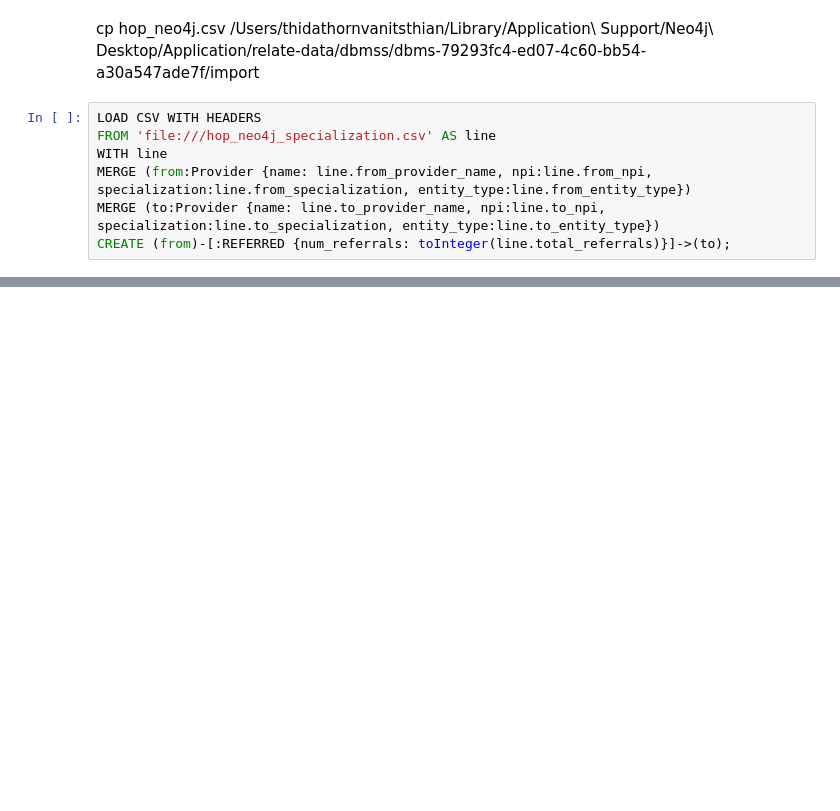
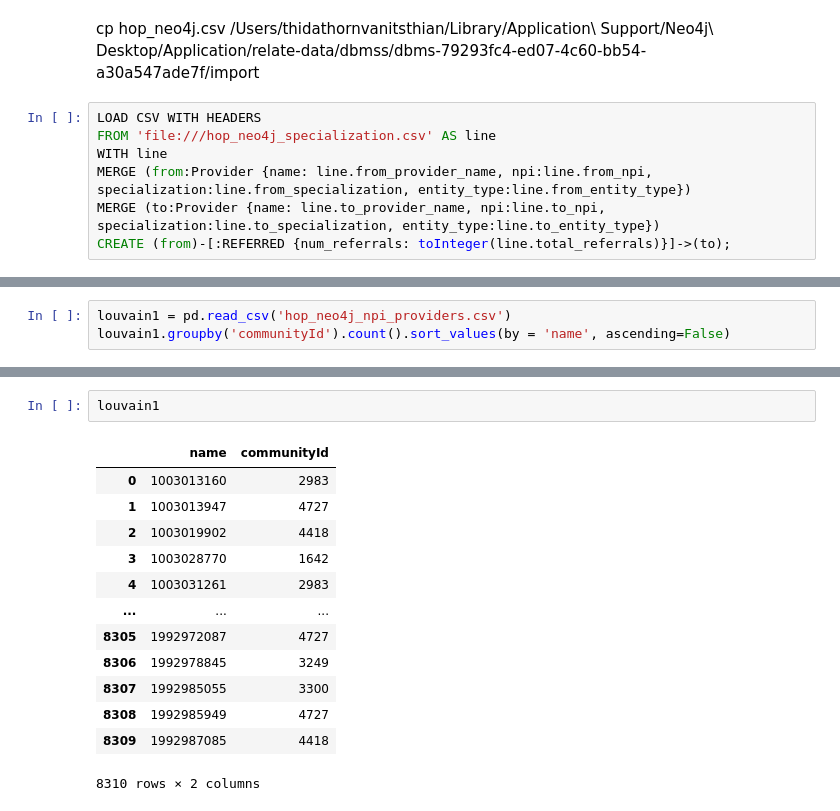
Before and after one commit to tomoumer/hop_team-the-hindenburgs, a Jupyter notebook: Neo4j_data.ipynb, the cells around one changed output, grey strips where cells are left out. Cells and saved outputs as stored; diff of their text form; blank space fills up the shorter version.

```diff
--- a/Neo4j_data.ipynb
+++ b/Neo4j_data.ipynb
@@ -135,0 +188,3 @@ ORDER BY name ASC
+# %%
+louvain1 = pd.read_csv('hop_neo4j_npi_providers.csv')
+louvain1.groupby('communityId').count().sort_values(by = 'name', ascending=False)
@@ -136,2 +206,18 @@ ORDER BY name ASC
+# %%
+louvain1
+# %% [output]
+|  | name | communityId |
+| 0 | 1003013160 | 2983 |
+| 1 | 1003013947 | 4727 |
+| 2 | 1003019902 | 4418 |
+| 3 | 1003028770 | 1642 |
+| 4 | 1003031261 | 2983 |
+| ... | ... | ... |
+| 8305 | 1992972087 | 4727 |
+| 8306 | 1992978845 | 3249 |
+| 8307 | 1992985055 | 3300 |
+| 8308 | 1992985949 | 4727 |
+| 8309 | 1992987085 | 4418 |
+8310 rows × 2 columns
 # %%
 louvain = pd.read_csv('louvain.csv')
```
Also changed, not shown: parts of 14 cells of this notebook, 5 other files.
